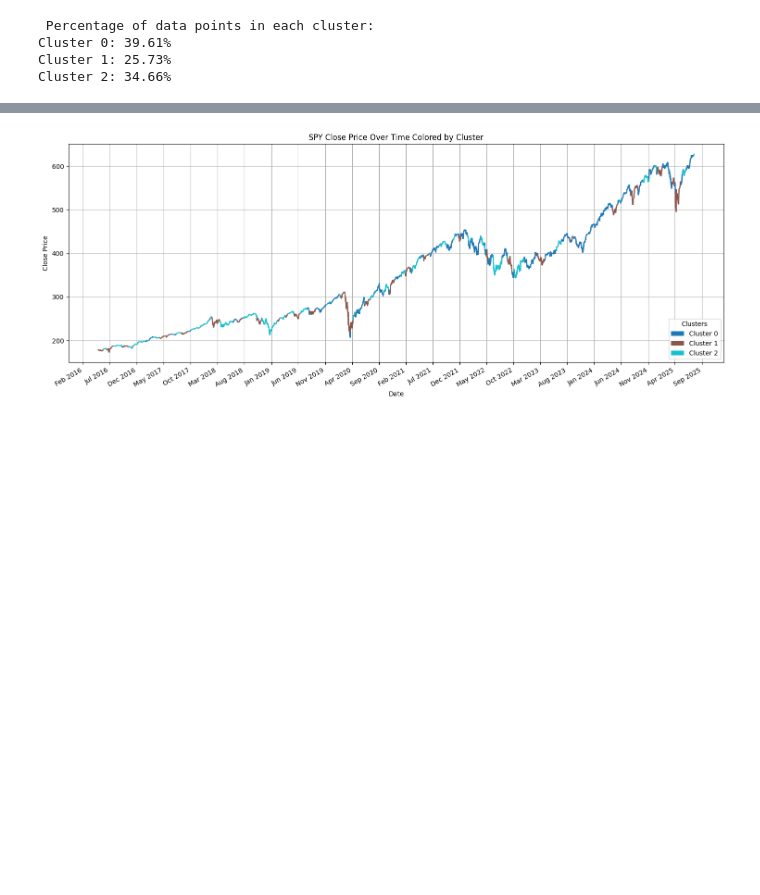
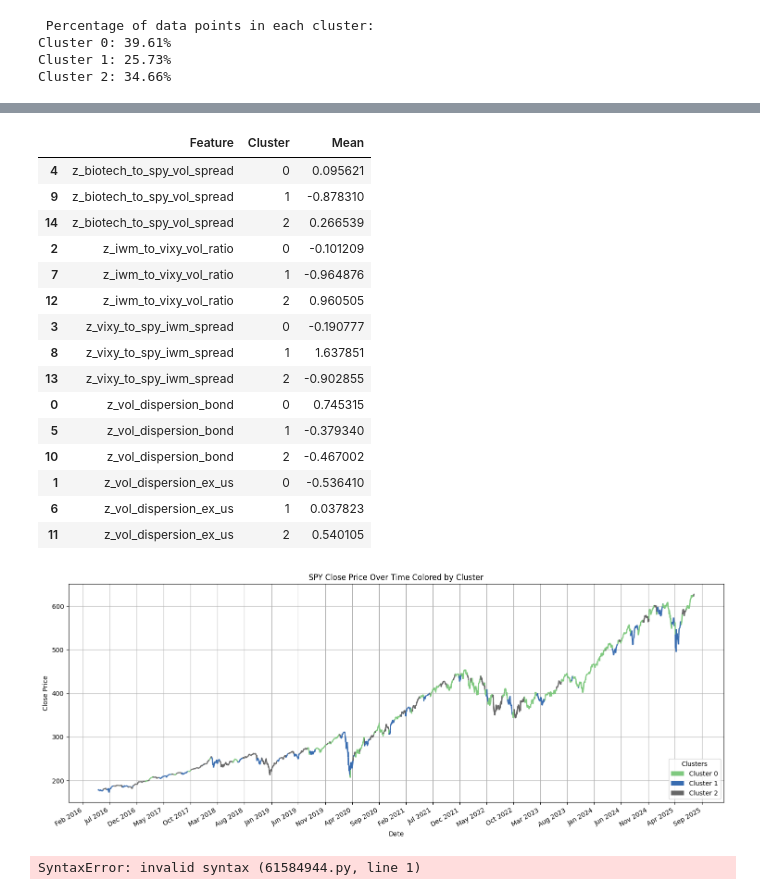
Before and after one commit to eSVeeF/hierarchical-regime-trading-ml, a Jupyter notebook: volatility_regime.ipynb, the cells around one changed output, grey strips where cells are left out. Cells and saved outputs as stored; diff of their text form; code cells hidden in the pictures; blank space fills up the shorter version.

```diff
--- a/volatility_regime.ipynb
+++ b/volatility_regime.ipynb
@@ -63,12 +60,13 @@ stock_historical_data_client = StockHistoricalDataClient(API_KEY, SECRET_KEY)
 
 # alpaca has no older data than 2016-01-04 for this symbol set
 earliest_date = datetime(2016, 1, 4, tzinfo=ZoneInfo('America/New_York'))
-# earliest_timestamps_by_symbol = df_adj.reset_index().groupby('symbol')['timestamp'].min()
+last_date = datetime(2025, 7, 20, tzinfo=ZoneInfo('America/New_York'))
 
 req = StockBarsRequest(
     symbol_or_symbols = custom_vol_subset,
     timeframe=TimeFrame(amount = 1, unit = TimeFrameUnit.Day),
     start = earliest_date,
+    end = last_date,
     limit = None,
     adjustment=Adjustment('all') # adjust for splits and dividends
 )
@@ -428,8 +399,28 @@ Cluster 2: 34.66%
+# %%
+melted.sort_values(by='Feature')
+# %% [output]
+|  | Feature | Cluster | Mean |
+| 4 | z_biotech_to_spy_vol_spread | 0 | 0.095621 |
+| 9 | z_biotech_to_spy_vol_spread | 1 | -0.878310 |
+| 14 | z_biotech_to_spy_vol_spread | 2 | 0.266539 |
+| 2 | z_iwm_to_vixy_vol_ratio | 0 | -0.101209 |
+| 7 | z_iwm_to_vixy_vol_ratio | 1 | -0.964876 |
+| 12 | z_iwm_to_vixy_vol_ratio | 2 | 0.960505 |
+| 3 | z_vixy_to_spy_iwm_spread | 0 | -0.190777 |
+| 8 | z_vixy_to_spy_iwm_spread | 1 | 1.637851 |
+| 13 | z_vixy_to_spy_iwm_spread | 2 | -0.902855 |
+| 0 | z_vol_dispersion_bond | 0 | 0.745315 |
+| 5 | z_vol_dispersion_bond | 1 | -0.379340 |
+| 10 | z_vol_dispersion_bond | 2 | -0.467002 |
+| 1 | z_vol_dispersion_ex_us | 0 | -0.536410 |
+| 6 | z_vol_dispersion_ex_us | 1 | 0.037823 |
+| 11 | z_vol_dispersion_ex_us | 2 | 0.540105 |
 # %%
 req = StockBarsRequest(
     symbol_or_symbols = 'SPY',
     timeframe=TimeFrame(amount = 1, unit = TimeFrameUnit.Day),
     start = earliest_date,
+    end = last_date,
     limit = None,
     adjustment=Adjustment('all') # adjust for splits and dividends
 )
@@ -458,7 +449,7 @@ segments = np.concatenate([points[:-1], points[1:]], axis=1)
 
 # Assign colors based on clusters (normalize for color mapping)
 colors = clusters[:-1]  # Use starting point's cluster for each segment
-cmap = plt.get_cmap("tab10")  # Choose a categorical colormap
+cmap = plt.get_cmap(custom_cmap)  # Choose a categorical colormap
 norm = plt.Normalize(min(clusters), max(clusters))
 
 # Convert datetime index to Matplotlib's float format
@@ -496,4 +487,10 @@ ax.legend(handles=legend_elements, loc="lower right", title="Clusters")
 plt.tight_layout()
 plt.show()
 # %% [output]
-[figure, old version]
+[figure, new version]
+# %%
+
+interpretar clusters==
+cargar modelo en el siguiente regime
+# %% [output]
+SyntaxError: invalid syntax (61584944.py, line 1)
```
Also changed, not shown: parts of 14 cells of this notebook, 1 other file.
